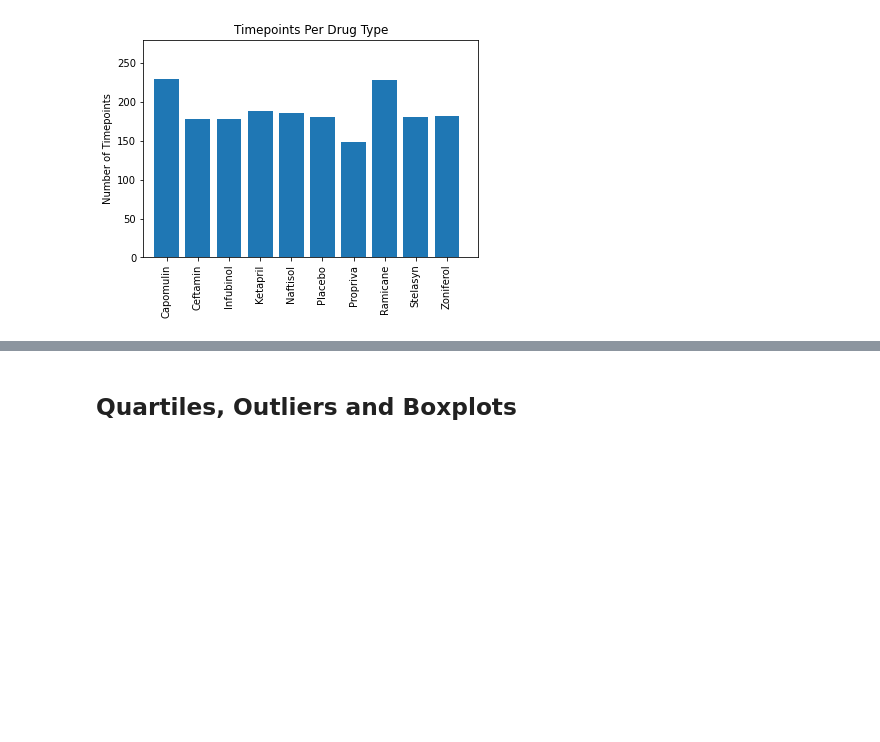
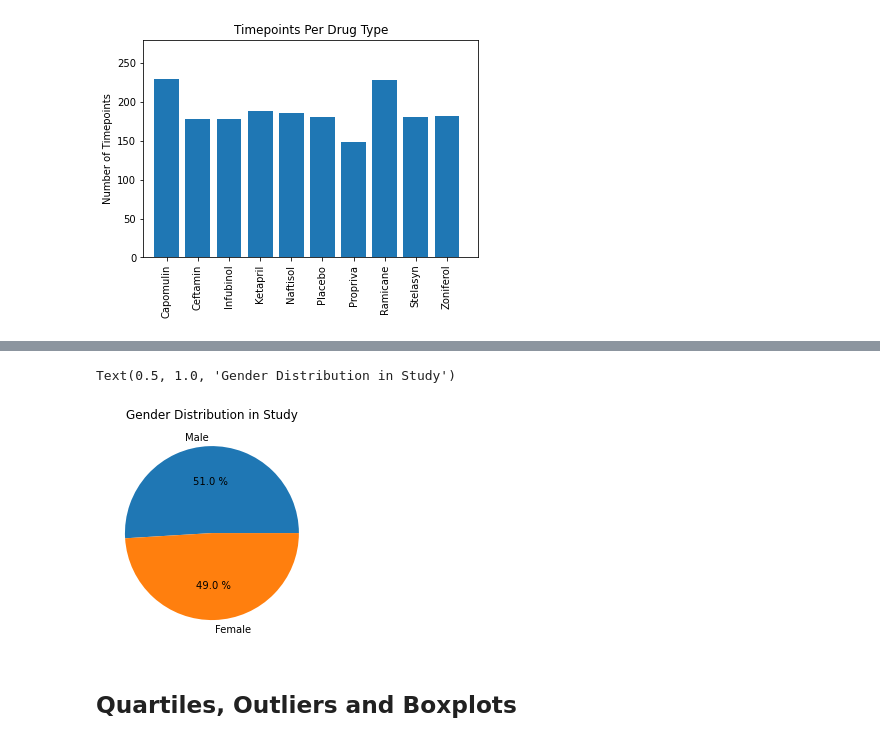
Before and after one commit to Paul-Roberts-17/pyplot-challenge, a Jupyter notebook: pyplot-challenge.ipynb, the cells around one changed output, grey strips where cells are left out. Saved outputs shown, nothing was run; the diff lists cells and outputs as text; code cells hidden in the pictures; blank space fills up the shorter version.

```diff
--- a/pyplot-challenge.ipynb
+++ b/pyplot-challenge.ipynb
@@ -164,5 +170,12 @@ Text(0, 0.5, 'Number of Timepoints')
 # %%
 # Generate a pie plot showing the distribution of female versus male mice using pyplot
+genders = mouse_data_clean["Sex"].unique()
+sex_count = mouse_data_clean["Sex"].value_counts()
+plt.pie(sex_count, labels=genders, autopct='%.1f %%')
+plt.title("Gender Distribution in Study")
+# %% [output]
+Text(0.5, 1.0, 'Gender Distribution in Study')
+[figure, added]
 # %% [markdown]
 ## Quartiles, Outliers and Boxplots
 # %%
```
Also changed, not shown: parts of 11 cells of this notebook.
